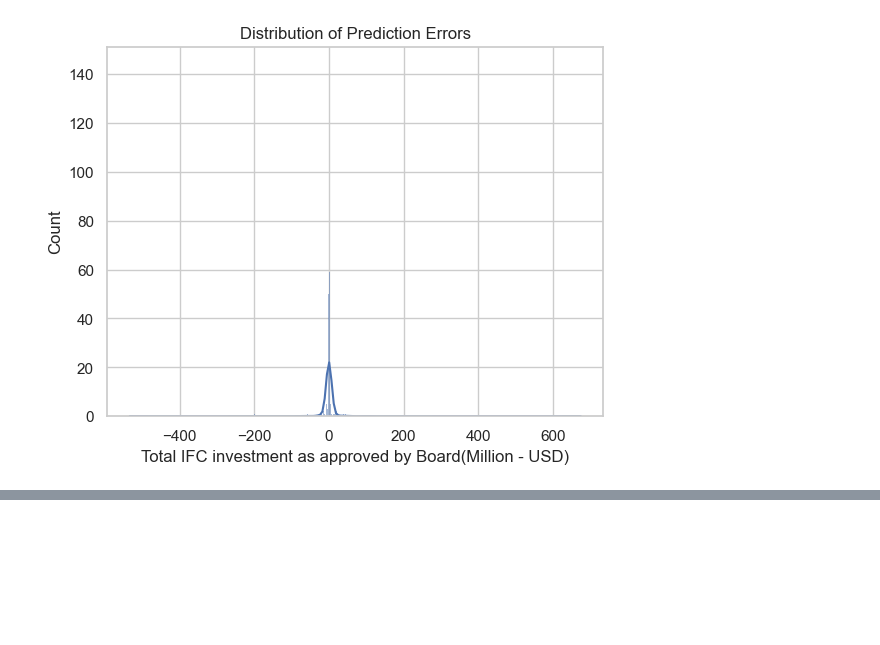
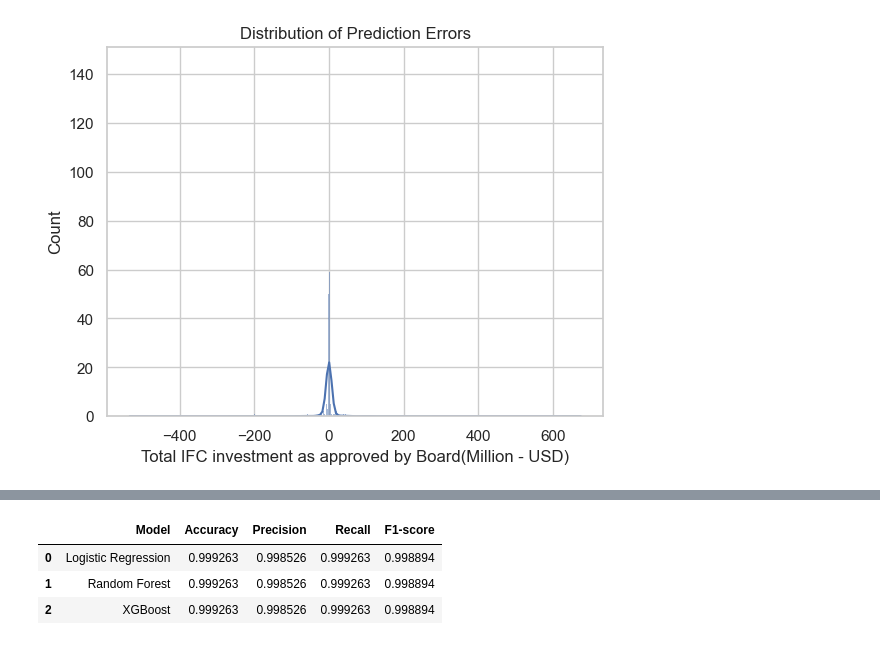
Before and after one commit to Rajabboev/Hybrid_ML_model_investment, a Jupyter notebook: IFC Investment .ipynb, the cells around one changed output, grey strips where cells are left out. Cells and saved outputs as stored; diff of their text form; code cells hidden in the pictures; blank space fills up the shorter version.

```diff
--- a/IFC Investment .ipynb
+++ b/IFC Investment .ipynb
@@ -793,0 +868,13 @@ plt.show()
+# %%
+from sklearn.ensemble import RandomForestClassifier
+
+rf_clf = Pipeline(steps=[
+    ('preprocess', clf_preprocessor),
+    ('model', RandomForestClassifier(
+        n_estimators=200,
+        random_state=42,
+        class_weight='balanced'
+    ))
+])
+
+rf_clf.fit(Xc_train, yc_train)
@@ -793,0 +936,10 @@ plt.show()
+# %%
+from sklearn.metrics import accuracy_score, precision_score, recall_score, f1_score, classification_report
+
+def evaluate_classifier(model, X_test, y_test):
+    preds = model.predict(X_test)
+    acc = accuracy_score(y_test, preds)
+    prec = precision_score(y_test, preds, average='weighted', zero_division=0)
+    rec = recall_score(y_test, preds, average='weighted', zero_division=0)
+    f1 = f1_score(y_test, preds, average='weighted', zero_division=0)
+    return acc, prec, rec, f1
@@ -793,0 +971,24 @@ plt.show()
+# %%
+models_clf = {
+    "Logistic Regression": logreg_model,
+    "Random Forest": rf_clf,
+    "XGBoost": xgb_clf
+}
+
+results_clf = []
+
+for name, model in models_clf.items():
+    acc, prec, rec, f1 = evaluate_classifier(model, Xc_test, yc_test)
+    results_clf.append([name, acc, prec, rec, f1])
+
+df_results_clf = pd.DataFrame(
+    results_clf,
+    columns=["Model", "Accuracy", "Precision", "Recall", "F1-score"]
+)
+
+df_results_clf
+# %% [output]
+|  | Model | Accuracy | Precision | Recall | F1-score |
+| 0 | Logistic Regression | 0.999263 | 0.998526 | 0.999263 | 0.998894 |
+| 1 | Random Forest | 0.999263 | 0.998526 | 0.999263 | 0.998894 |
+| 2 | XGBoost | 0.999263 | 0.998526 | 0.999263 | 0.998894 |
```
Also changed, not shown: parts of 26 cells of this notebook.
